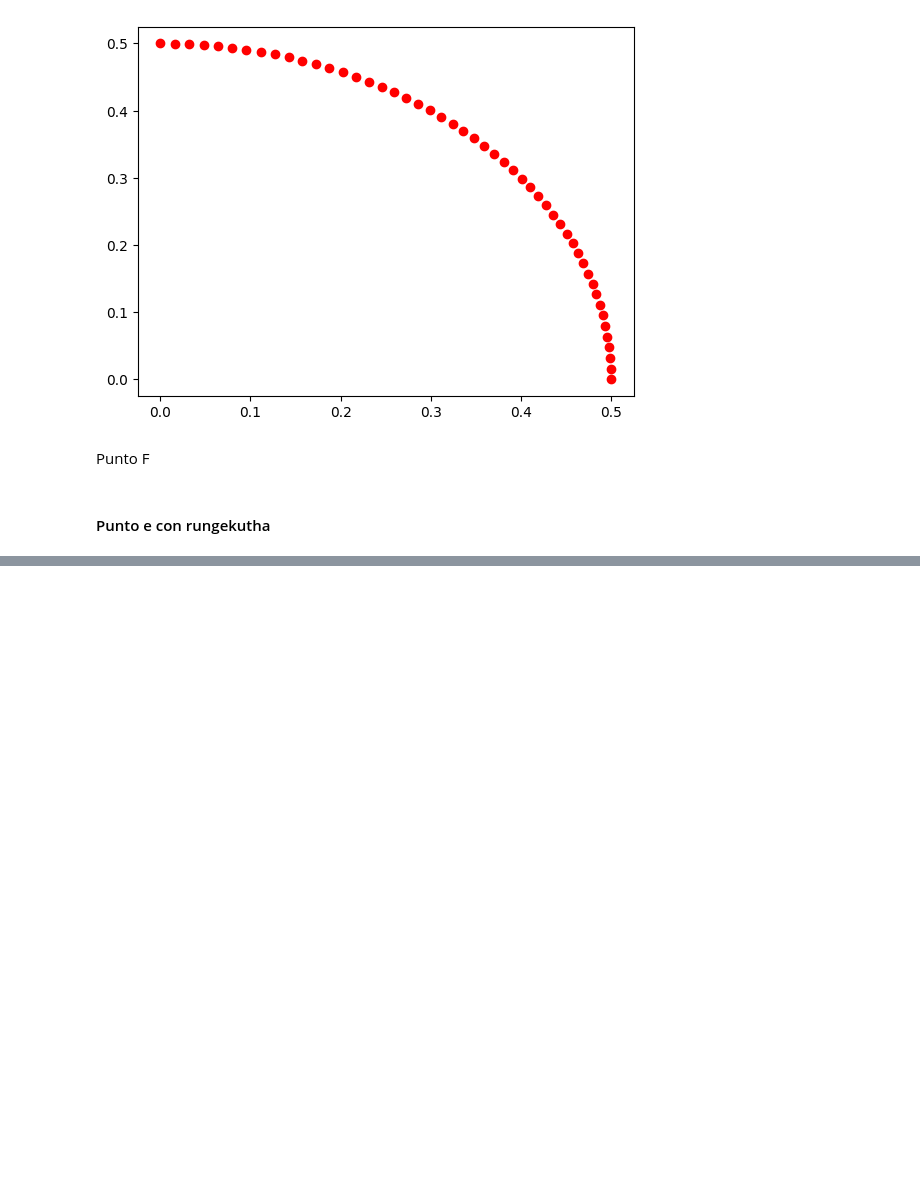
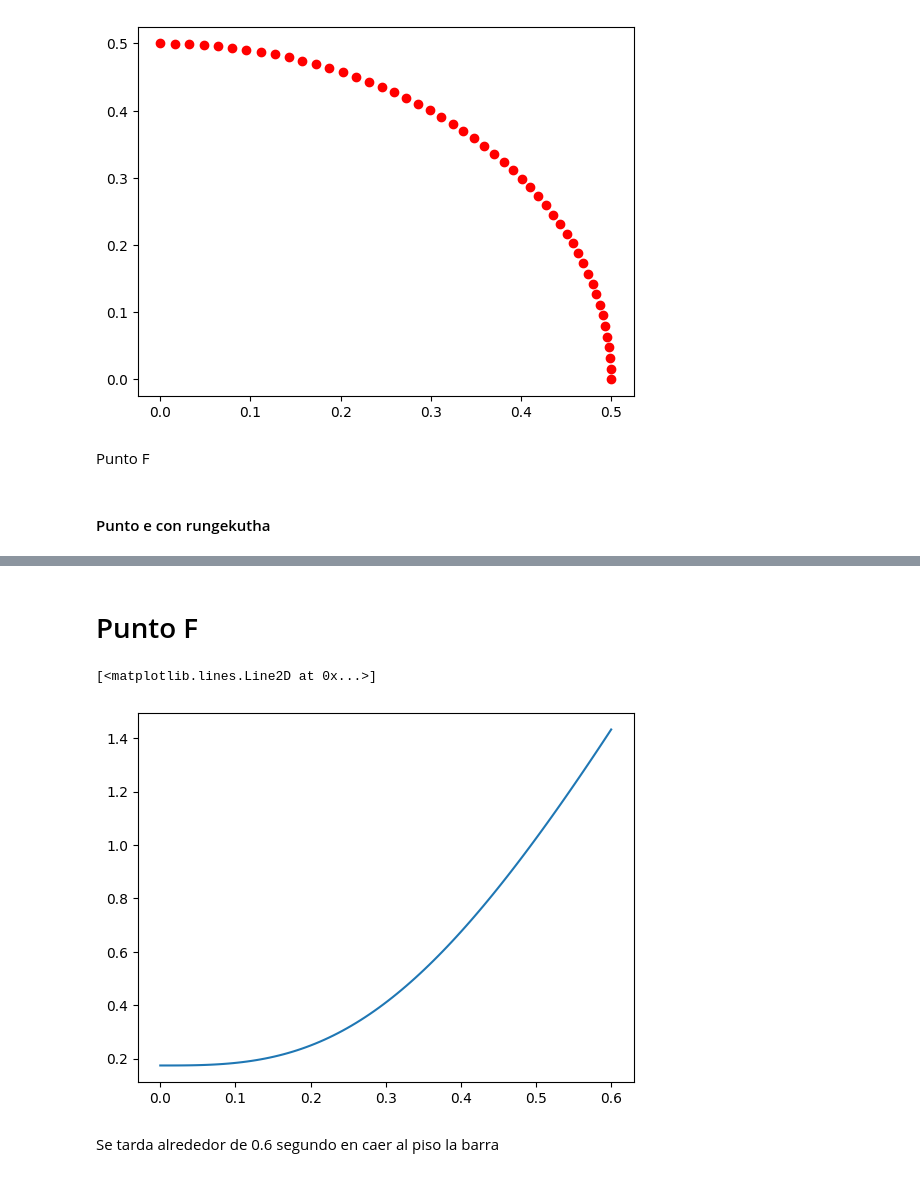
Before and after one commit to Sebastian-Moreno/MetodosII_SebastianHurtado_NicolasDaza, a Jupyter notebook: Parcial 1 Metodos 2/punto 3,4 parcial.ipynb, the cells around one changed output, grey strips where cells are left out. Cells and saved outputs as stored; diff of their text form; code cells hidden in the pictures; blank space fills up the shorter version.

```diff
--- a/Parcial 1 Metodos 2/punto 3,4 parcial.ipynb
+++ b/Parcial 1 Metodos 2/punto 3,4 parcial.ipynb
@@ -289,0 +293,9 @@ plt.scatter(x,y)
+# %% [markdown]
+# Punto F
+# %%
+plt.plot(t,theta)
+# %% [output]
+[<matplotlib.lines.Line2D at 0x...>]
+[figure, added]
+# %% [markdown]
+Se tarda alrededor de 0.6 segundo en caer al piso la barra
```
Also changed, not shown: parts of 4 cells of this notebook.
